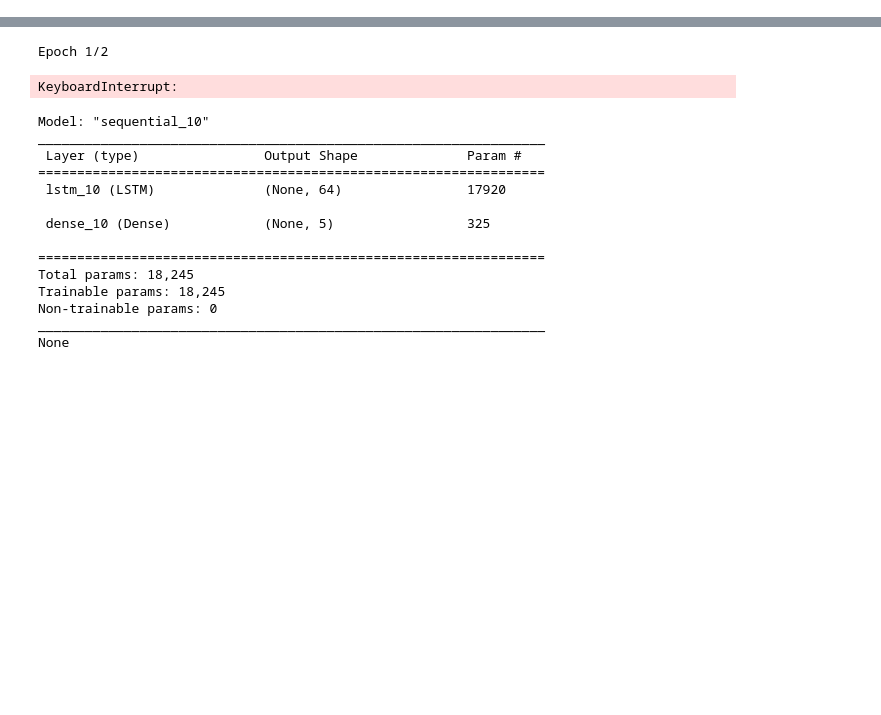
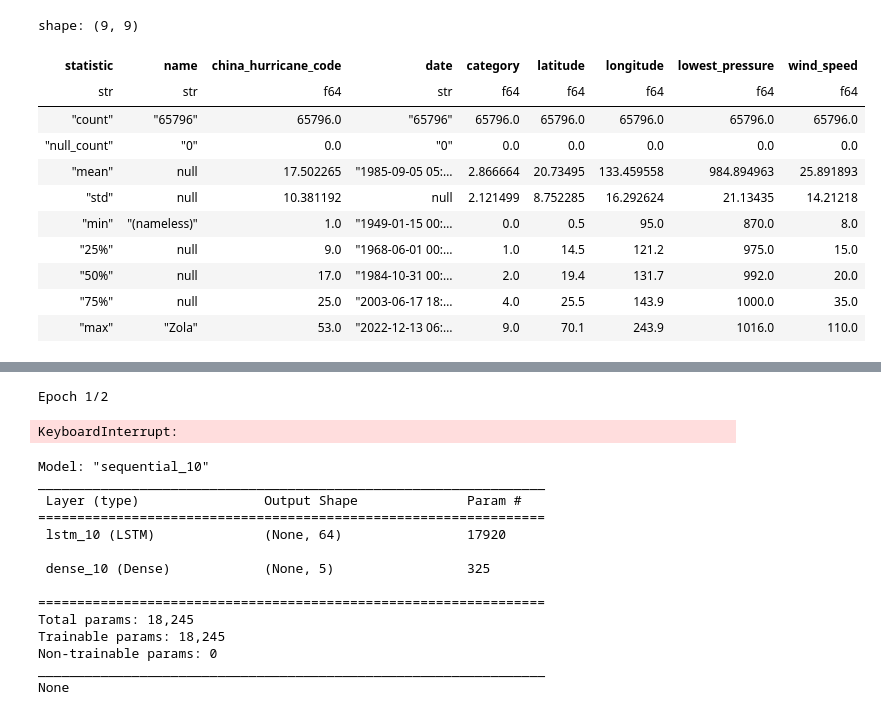
Before and after one commit to HQU-gxy/hurricane_stuff, a Jupyter notebook: LSTM.ipynb, the cells around one changed output, grey strips where cells are left out. Saved outputs shown, nothing was run; the diff lists cells and outputs as text; code cells hidden in the pictures; blank space fills up the shorter version.

```diff
--- a/LSTM.ipynb
+++ b/LSTM.ipynb
@@ -243,0 +223,16 @@ shape: (7, 9)
+# %%
+df_filtered = df.filter(df["wind_speed"] != 0)
+df_filtered.describe()
+# %% [output]
+shape: (9, 9)
+| statistic | name | china_hurricane_code | date | category | latitude | longitude | lowest_pressure | wind_speed |
+| str | str | f64 | str | f64 | f64 | f64 | f64 | f64 |
+| "count" | "65796" | 65796.0 | "65796" | 65796.0 | 65796.0 | 65796.0 | 65796.0 | 65796.0 |
+| "null_count" | "0" | 0.0 | "0" | 0.0 | 0.0 | 0.0 | 0.0 | 0.0 |
+| "mean" | null | 17.502265 | "1985-09-05 05:… | 2.866664 | 20.73495 | 133.459558 | 984.894963 | 25.891893 |
+| "std" | null | 10.381192 | null | 2.121499 | 8.752285 | 16.292624 | 21.13435 | 14.21218 |
+| "min" | "(nameless)" | 1.0 | "1949-01-15 00:… | 0.0 | 0.5 | 95.0 | 870.0 | 8.0 |
+| "25%" | null | 9.0 | "1968-06-01 00:… | 1.0 | 14.5 | 121.2 | 975.0 | 15.0 |
+| "50%" | null | 17.0 | "1984-10-31 00:… | 2.0 | 19.4 | 131.7 | 992.0 | 20.0 |
+| "75%" | null | 25.0 | "2003-06-17 18:… | 4.0 | 25.5 | 143.9 | 1000.0 | 35.0 |
+| "max" | "Zola" | 53.0 | "2022-12-13 06:… | 9.0 | 70.1 | 243.9 | 1016.0 | 110.0 |
```
Also changed, not shown: parts of 12 cells of this notebook.
